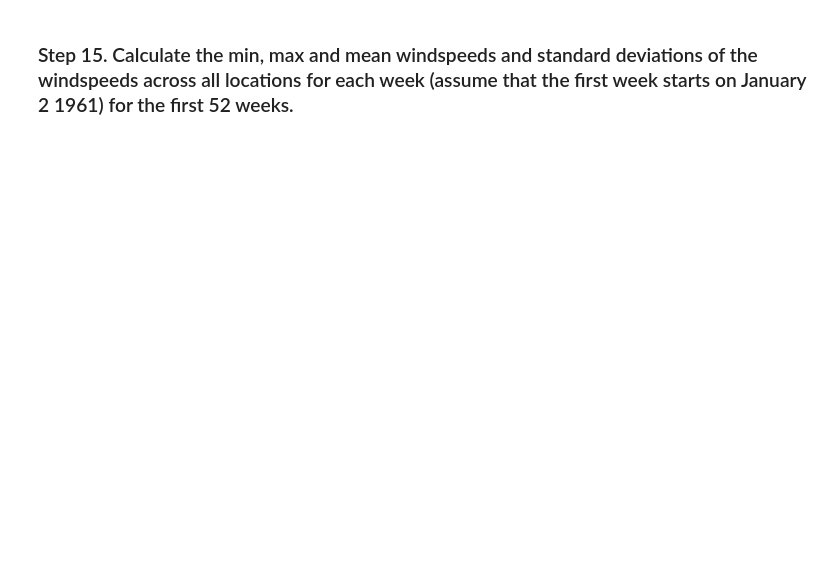
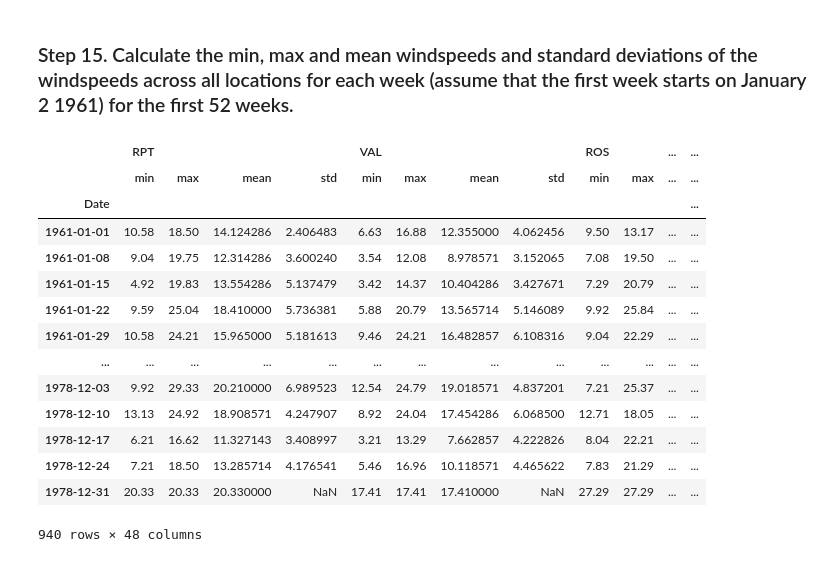
Before and after one commit to SaurVer/pandas_exercises, a Jupyter notebook: 06_Stats/Wind_Stats/Exercises.ipynb, the cells around one changed output. Cells and saved outputs as stored; diff of their text form; code cells hidden in the pictures; blank space fills up the shorter version.

```diff
--- a/06_Stats/Wind_Stats/Exercises.ipynb
+++ b/06_Stats/Wind_Stats/Exercises.ipynb
@@ -377,2 +551,24 @@ data.agg(['mean','max','min','std'])
 # %% [markdown]
 ### Step 15. Calculate the min, max and mean windspeeds and standard deviations of the windspeeds across all locations for each week (assume that the first week starts on January 2 1961) for the first 52 weeks.
+# %%
+weekly = data.resample('W',closed= 'left', label='left').agg(['min','max','mean','std']) #This  is closed on left
+
+weekly
+# slice it for the first 52 weeks and locations
+# weekly.loc[weekly.index[1:53], "RPT":"MAL"] .head(10)
+# %% [output]
+|  | RPT |  |  |  | VAL |  |  |  | ROS |  | ... | ... |
+|  | min | max | mean | std | min | max | mean | std | min | max | ... | ... |
+| Date |  |  |  |  |  |  |  |  |  |  |  | ... |
+| 1961-01-01 | 10.58 | 18.50 | 14.124286 | 2.406483 | 6.63 | 16.88 | 12.355000 | 4.062456 | 9.50 | 13.17 | ... | ... |
+| 1961-01-08 | 9.04 | 19.75 | 12.314286 | 3.600240 | 3.54 | 12.08 | 8.978571 | 3.152065 | 7.08 | 19.50 | ... | ... |
+| 1961-01-15 | 4.92 | 19.83 | 13.554286 | 5.137479 | 3.42 | 14.37 | 10.404286 | 3.427671 | 7.29 | 20.79 | ... | ... |
+| 1961-01-22 | 9.59 | 25.04 | 18.410000 | 5.736381 | 5.88 | 20.79 | 13.565714 | 5.146089 | 9.92 | 25.84 | ... | ... |
+| 1961-01-29 | 10.58 | 24.21 | 15.965000 | 5.181613 | 9.46 | 24.21 | 16.482857 | 6.108316 | 9.04 | 22.29 | ... | ... |
+| ... | ... | ... | ... | ... | ... | ... | ... | ... | ... | ... | ... | ... |
+| 1978-12-03 | 9.92 | 29.33 | 20.210000 | 6.989523 | 12.54 | 24.79 | 19.018571 | 4.837201 | 7.21 | 25.37 | ... | ... |
+| 1978-12-10 | 13.13 | 24.92 | 18.908571 | 4.247907 | 8.92 | 24.04 | 17.454286 | 6.068500 | 12.71 | 18.05 | ... | ... |
+| 1978-12-17 | 6.21 | 16.62 | 11.327143 | 3.408997 | 3.21 | 13.29 | 7.662857 | 4.222826 | 8.04 | 22.21 | ... | ... |
+| 1978-12-24 | 7.21 | 18.50 | 13.285714 | 4.176541 | 5.46 | 16.96 | 10.118571 | 4.465622 | 7.83 | 21.29 | ... | ... |
+| 1978-12-31 | 20.33 | 20.33 | 20.330000 | NaN | 17.41 | 17.41 | 17.410000 | NaN | 27.29 | 27.29 | ... | ... |
+940 rows × 48 columns
```
Also changed, not shown: parts of 15 cells of this notebook, 6 other files.
